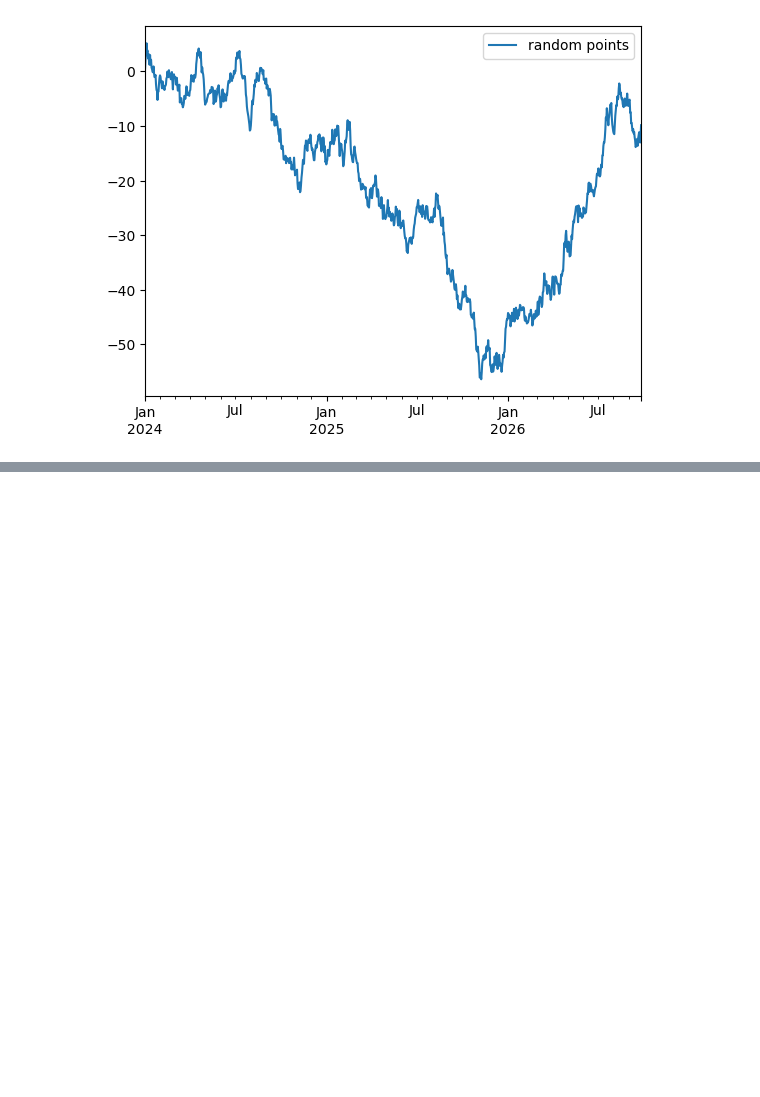
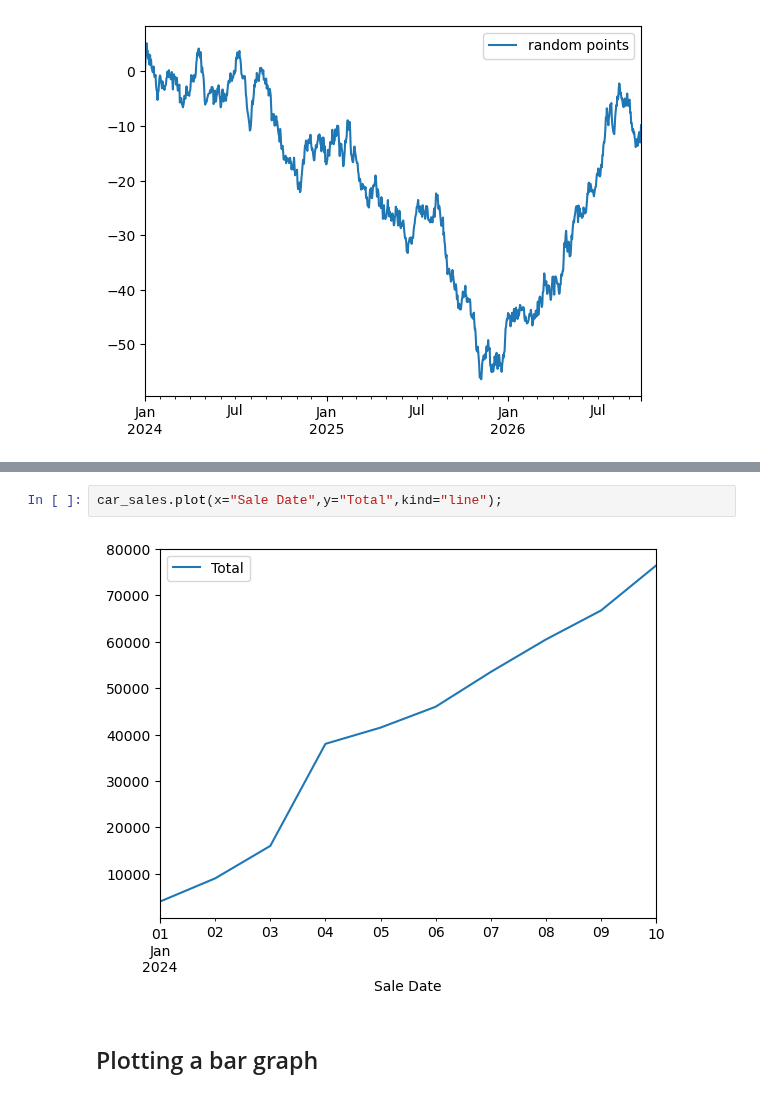
Before and after one commit to adityash97/DataScience, a Jupyter notebook: matplotlib.ipynb, the cells around one changed output, grey strips where cells are left out. Saved outputs shown, nothing was run; the diff lists cells and outputs as text; blank space fills up the shorter version.

```diff
--- a/matplotlib.ipynb
+++ b/matplotlib.ipynb
@@ -184,0 +194,6 @@ test_dataframe
+# %%
+car_sales.plot(x="Sale Date",y="Total",kind="line");
+# %% [output]
+[figure, added]
+# %% [markdown]
+## Plotting a bar graph
```
Also changed, not shown: parts of 25 cells of this notebook.
